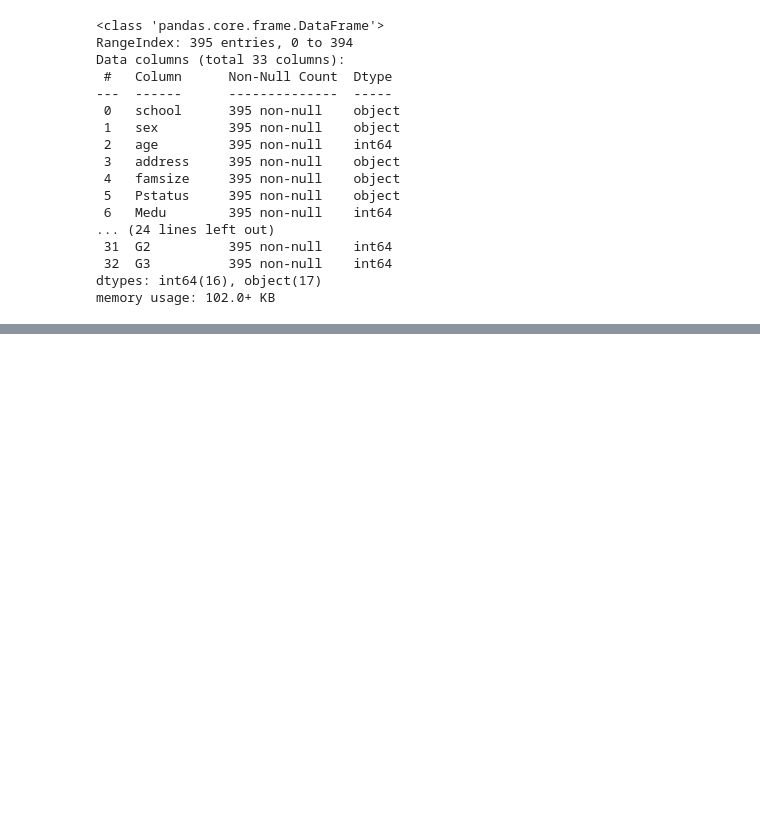
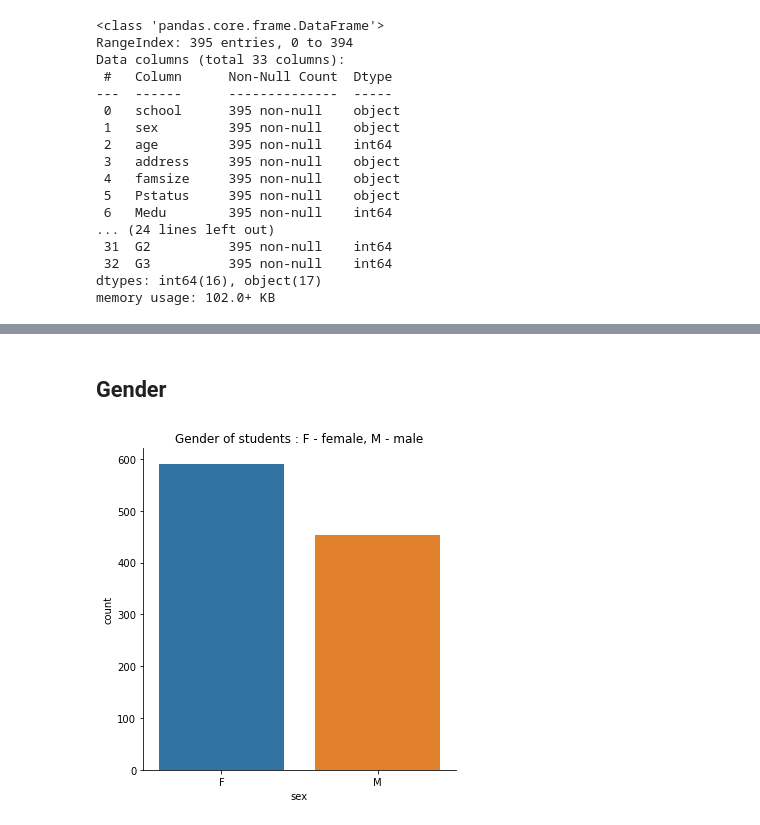
Before and after one commit to gt1719/Finding-the-Secret-to-Academic-Success---Capstone-Project, a Jupyter notebook: Finding_the_Secret_to_Academic_Success.ipynb, the cells around one changed output, grey strips where cells are left out. Drawn from its saved outputs; the diff is of its cells as text; code cells hidden in the pictures; blank space fills up the shorter version.

```diff
--- a/Finding_the_Secret_to_Academic_Success.ipynb
+++ b/Finding_the_Secret_to_Academic_Success.ipynb
@@ -156,0 +301,10 @@ print(nrow(d3)) # 382 student
+# %% [markdown]
+## Gender
+# %%
+sex_plot = sns.catplot(x = "sex", kind = "count", data = student_df)
+plt.title('Gender of students : F - female, M - male')
+#sex_plot.set_xlabel('Final Score')
+#sex_plot.set_ylabel('Number of students')
+plt.show()
+# %% [output]
+[figure, added]
```
Also changed, not shown: parts of 38 cells of this notebook, 1 other file.
